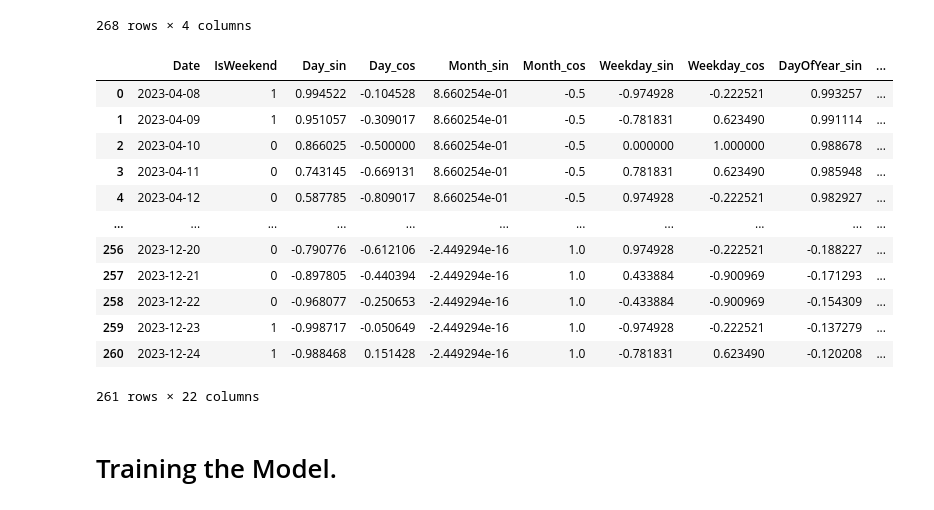
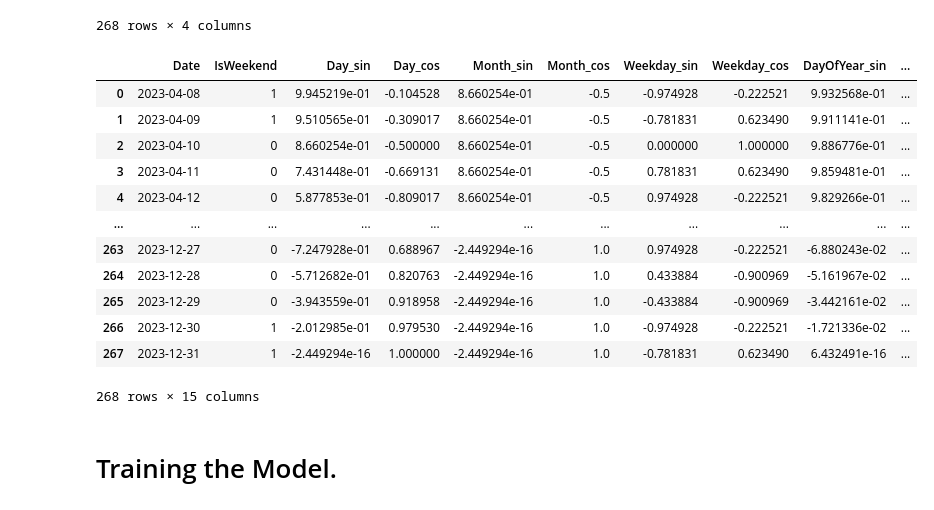
Before and after one commit to milan-roy/CDIS-Project, a Jupyter notebook: ATGL/Jupyer Notebooks/ATGL_FFNN_With_Weather_Mar_2025.ipynb, the cells around one changed output. Cells and saved outputs as stored; diff of their text form; code cells hidden in the pictures.

```diff
--- a/ATGL/Jupyer Notebooks/ATGL_FFNN_With_Weather_Mar_2025.ipynb
+++ b/ATGL/Jupyer Notebooks/ATGL_FFNN_With_Weather_Mar_2025.ipynb
@@ -61,19 +61,19 @@ sales_df
 # %%
 import numpy as np
 # Apply Cyclical Encoding
-sales_df['Day_sin'] = np.sin(2 * np.pi * sales_df['Day'] / sales_df['DaysInMonth'])
-sales_df['Day_cos'] = np.cos(2 * np.pi * sales_df['Day'] / sales_df['DaysInMonth'])
+df['Day_sin'] = np.sin(2 * np.pi * df['Day'] / df['DaysInMonth'])
+df['Day_cos'] = np.cos(2 * np.pi * df['Day'] / df['DaysInMonth'])
 
-sales_df['Month_sin'] = np.sin(2 * np.pi * sales_df['Month'] / 12)
-sales_df['Month_cos'] = np.cos(2 * np.pi * sales_df['Month'] / 12)
+df['Month_sin'] = np.sin(2 * np.pi * df['Month'] / 12)
+df['Month_cos'] = np.cos(2 * np.pi * df['Month'] / 12)
 
-sales_df['Weekday_sin'] = np.sin(2 * np.pi * sales_df['Weekday'] / 7)
-sales_df['Weekday_cos'] = np.cos(2 * np.pi * sales_df['Weekday'] / 7)
+df['Weekday_sin'] = np.sin(2 * np.pi * df['Weekday'] / 7)
+df['Weekday_cos'] = np.cos(2 * np.pi * df['Weekday'] / 7)
 
-sales_df['DayOfYear_sin'] = np.sin(2 * np.pi * sales_df['DayOfYear'] / 365)
-sales_df['DayOfYear_cos'] = np.cos(2 * np.pi * sales_df['DayOfYear'] / 365)
+df['DayOfYear_sin'] = np.sin(2 * np.pi * df['DayOfYear'] / 365)
+df['DayOfYear_cos'] = np.cos(2 * np.pi * df['DayOfYear'] / 365)
 
 # Drop raw columns if necessary
-sales_df = sales_df.drop(columns=['Weekday', 'Month', 'DayOfYear', 'DaysInMonth','Day','Year'])
-sales_df
+df = df.drop(columns=['Weekday', 'Month', 'DayOfYear', 'DaysInMonth','Day','Year'])
+df
 # %% [output]
@@ -92,0 +93,4 @@ sales_df
+# %%
+df['Sales_MA_7'] = df['Sales'].rolling(window=7).mean().shift(1)  # 7-day moving avg
+df = df.dropna().reset_index(drop=True)
+df
@@ -93,5 +111,7 @@ sales_df
+# %%
+sales_df = df
 # %%
-weather_df = pd.read_csv(os.path.join(data_root,'Ahmedabad_Weather_Data_Cleaned.csv')).drop(range(0,7)).reset_index(drop=True)
+weather_df = pd.read_csv(os.path.join(root,'Ahmedabad_Weather_Data_Cleaned.csv')).drop(range(0,7)).reset_index(drop=True)
 weather_df
 # %% [output]
 |  | Date | Temp | Humidity | Rain |
@@ -110,25 +130,24 @@ weather_df
 # %%
 combined_df = pd.concat([sales_df,weather_df.iloc[:,1:]],axis = 1)
 combined_df = combined_df[['Date','IsWeekend', 'Day_sin', 'Day_cos', 'Month_sin', 'Month_cos', 'Weekday_sin',
                            'Weekday_cos', 'DayOfYear_sin', 'DayOfYear_cos','Temp','Humidity','Rain','Sales_MA_7',
-                           'Sales_Day_7','Sales_Day_6','Sales_Day_5','Sales_Day_4',
-                           'Sales_Day_3','Sales_Day_2', 'Sales_Day_1','Sales']]
+                           'Sales']]
 combined_df = combined_df.dropna().reset_index(drop=True)
 combined_df
 # %% [output]
 |  | Date | IsWeekend | Day_sin | Day_cos | Month_sin | Month_cos | Weekday_sin | Weekday_cos | DayOfYear_sin | ... |
-| 0 | 2023-04-08 | 1 | 0.994522 | -0.104528 | 8.660254e-01 | -0.5 | -0.974928 | -0.222521 | 0.993257 | ... |
-| 1 | 2023-04-09 | 1 | 0.951057 | -0.309017 | 8.660254e-01 | -0.5 | -0.781831 | 0.623490 | 0.991114 | ... |
-| 2 | 2023-04-10 | 0 | 0.866025 | -0.500000 | 8.660254e-01 | -0.5 | 0.000000 | 1.000000 | 0.988678 | ... |
-| 3 | 2023-04-11 | 0 | 0.743145 | -0.669131 | 8.660254e-01 | -0.5 | 0.781831 | 0.623490 | 0.985948 | ... |
-| 4 | 2023-04-12 | 0 | 0.587785 | -0.809017 | 8.660254e-01 | -0.5 | 0.974928 | -0.222521 | 0.982927 | ... |
+| 0 | 2023-04-08 | 1 | 9.945219e-01 | -0.104528 | 8.660254e-01 | -0.5 | -0.974928 | -0.222521 | 9.932568e-01 | ... |
+| 1 | 2023-04-09 | 1 | 9.510565e-01 | -0.309017 | 8.660254e-01 | -0.5 | -0.781831 | 0.623490 | 9.911141e-01 | ... |
+| 2 | 2023-04-10 | 0 | 8.660254e-01 | -0.500000 | 8.660254e-01 | -0.5 | 0.000000 | 1.000000 | 9.886776e-01 | ... |
+| 3 | 2023-04-11 | 0 | 7.431448e-01 | -0.669131 | 8.660254e-01 | -0.5 | 0.781831 | 0.623490 | 9.859481e-01 | ... |
+| 4 | 2023-04-12 | 0 | 5.877853e-01 | -0.809017 | 8.660254e-01 | -0.5 | 0.974928 | -0.222521 | 9.829266e-01 | ... |
 | ... | ... | ... | ... | ... | ... | ... | ... | ... | ... | ... |
-| 256 | 2023-12-20 | 0 | -0.790776 | -0.612106 | -2.449294e-16 | 1.0 | 0.974928 | -0.222521 | -0.188227 | ... |
-| 257 | 2023-12-21 | 0 | -0.897805 | -0.440394 | -2.449294e-16 | 1.0 | 0.433884 | -0.900969 | -0.171293 | ... |
-| 258 | 2023-12-22 | 0 | -0.968077 | -0.250653 | -2.449294e-16 | 1.0 | -0.433884 | -0.900969 | -0.154309 | ... |
-| 259 | 2023-12-23 | 1 | -0.998717 | -0.050649 | -2.449294e-16 | 1.0 | -0.974928 | -0.222521 | -0.137279 | ... |
-| 260 | 2023-12-24 | 1 | -0.988468 | 0.151428 | -2.449294e-16 | 1.0 | -0.781831 | 0.623490 | -0.120208 | ... |
+| 263 | 2023-12-27 | 0 | -7.247928e-01 | 0.688967 | -2.449294e-16 | 1.0 | 0.974928 | -0.222521 | -6.880243e-02 | ... |
+| 264 | 2023-12-28 | 0 | -5.712682e-01 | 0.820763 | -2.449294e-16 | 1.0 | 0.433884 | -0.900969 | -5.161967e-02 | ... |
+| 265 | 2023-12-29 | 0 | -3.943559e-01 | 0.918958 | -2.449294e-16 | 1.0 | -0.433884 | -0.900969 | -3.442161e-02 | ... |
+| 266 | 2023-12-30 | 1 | -2.012985e-01 | 0.979530 | -2.449294e-16 | 1.0 | -0.974928 | -0.222521 | -1.721336e-02 | ... |
+| 267 | 2023-12-31 | 1 | -2.449294e-16 | 1.000000 | -2.449294e-16 | 1.0 | -0.781831 | 0.623490 | 6.432491e-16 | ... |
-261 rows × 22 columns
+268 rows × 15 columns
 # %% [markdown]
 # Training the Model.
 # %%
```
Also changed, not shown: parts of 15 cells of this notebook, 8 other files.
